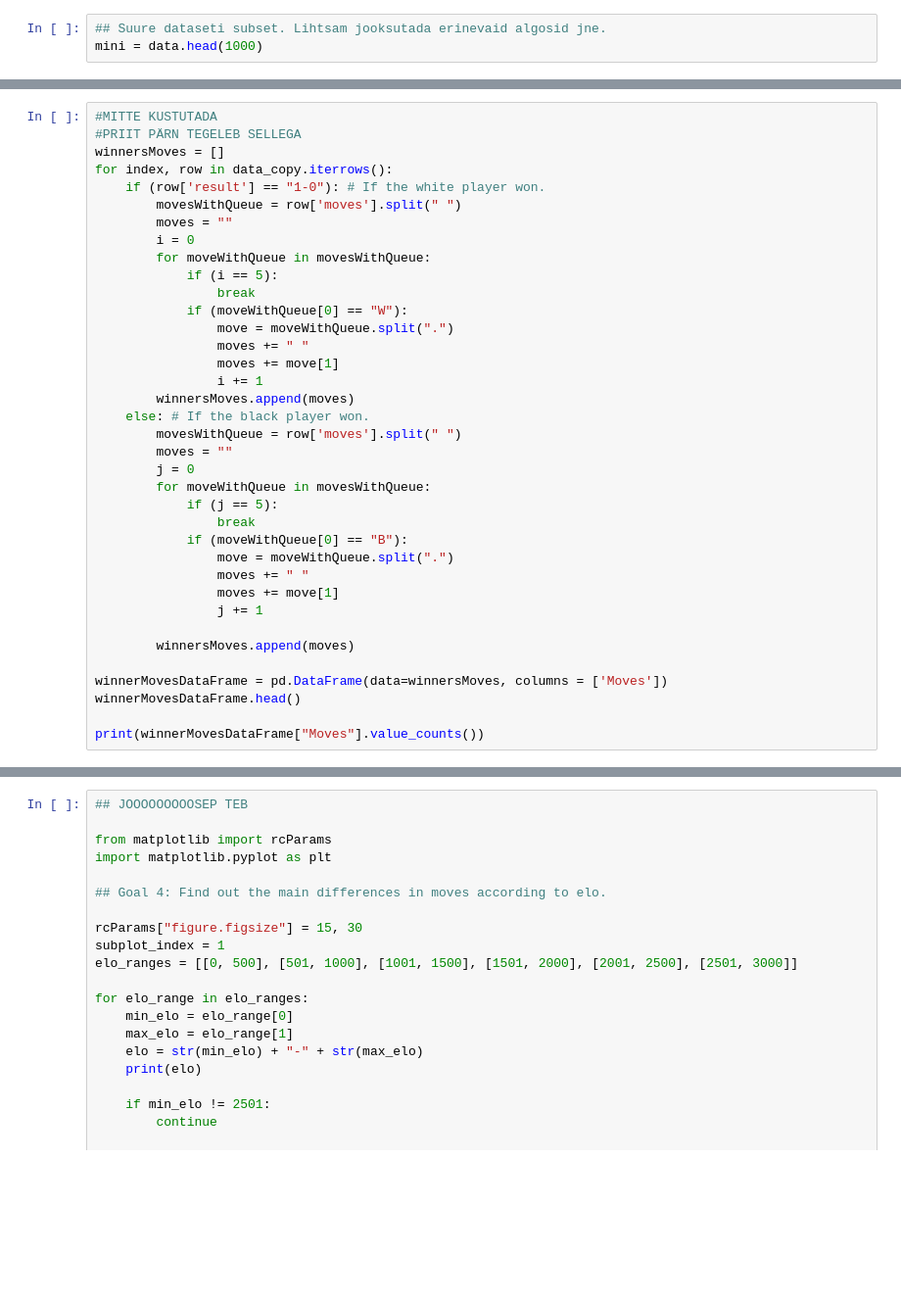
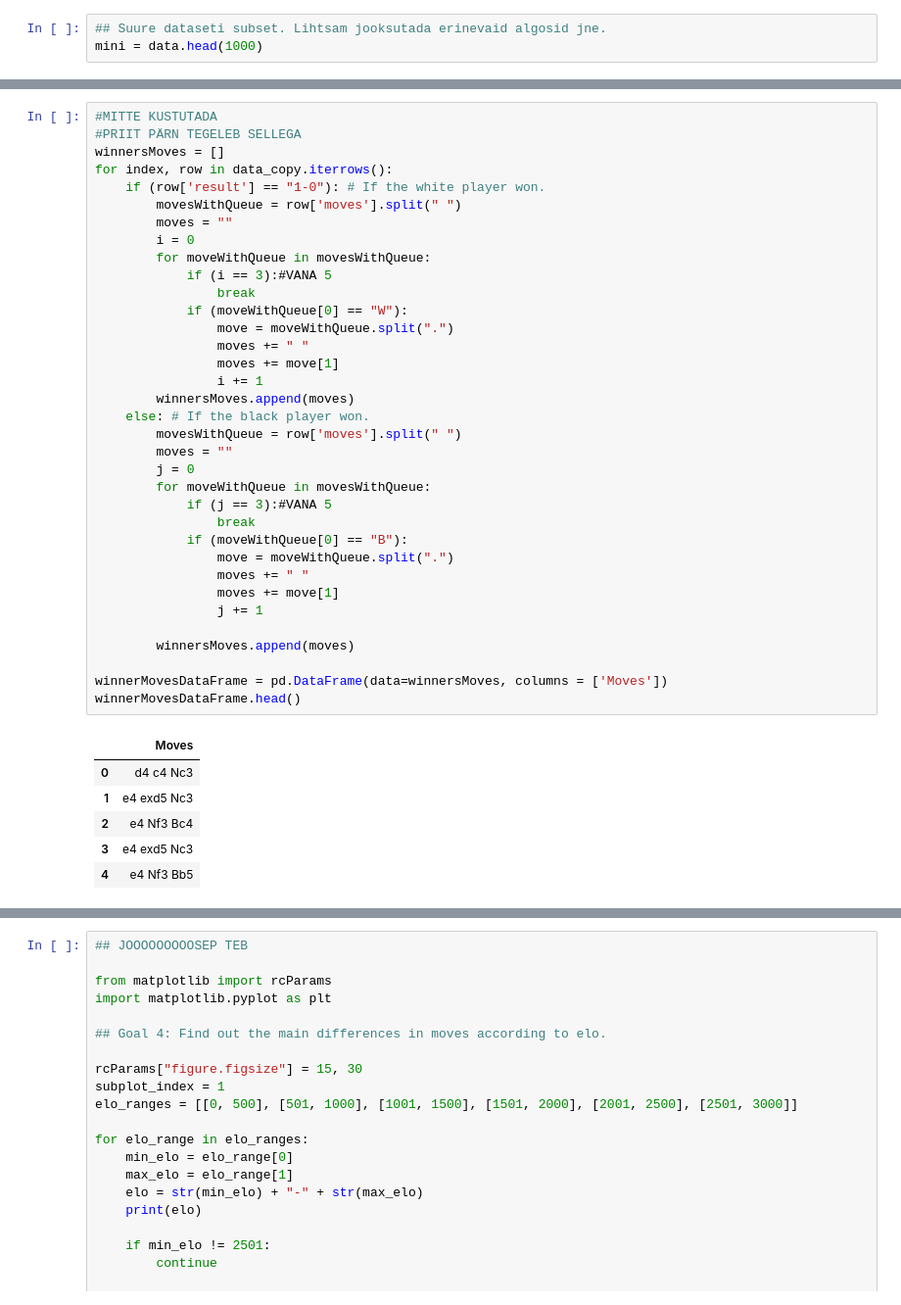
Before and after one commit to josssuu/Chesstelmen, a Jupyter notebook: Data Cleaning.ipynb, the cells around one changed output, grey strips where cells are left out. Shown: that part at 98% size. Drawn from its saved outputs; the diff is of its cells as text; blank space fills up the shorter version.

```diff
--- a/Data Cleaning.ipynb
+++ b/Data Cleaning.ipynb
@@ -85,34 +92,39 @@ data_copy.head()
 winnersMoves = []
 for index, row in data_copy.iterrows():
     if (row['result'] == "1-0"): # If the white player won.
         movesWithQueue = row['moves'].split(" ")
         moves = ""
         i = 0
         for moveWithQueue in movesWithQueue:
-            if (i == 5):
+            if (i == 3):#VANA 5
                 break
             if (moveWithQueue[0] == "W"):
                 move = moveWithQueue.split(".")
                 moves += " "
                 moves += move[1]
                 i += 1
         winnersMoves.append(moves)
     else: # If the black player won.
         movesWithQueue = row['moves'].split(" ")
         moves = ""
         j = 0
         for moveWithQueue in movesWithQueue:
-            if (j == 5):
+            if (j == 3):#VANA 5
                 break
             if (moveWithQueue[0] == "B"):
                 move = moveWithQueue.split(".")
                 moves += " "
                 moves += move[1]
                 j += 1
 
         winnersMoves.append(moves)
 
 winnerMovesDataFrame = pd.DataFrame(data=winnersMoves, columns = ['Moves'])
 winnerMovesDataFrame.head()
-
-print(winnerMovesDataFrame["Moves"].value_counts())
+# %% [output]
+|  | Moves |
+| 0 | d4 c4 Nc3 |
+| 1 | e4 exd5 Nc3 |
+| 2 | e4 Nf3 Bc4 |
+| 3 | e4 exd5 Nc3 |
+| 4 | e4 Nf3 Bb5 |
```
Also changed, not shown: parts of 2 cells of this notebook.
